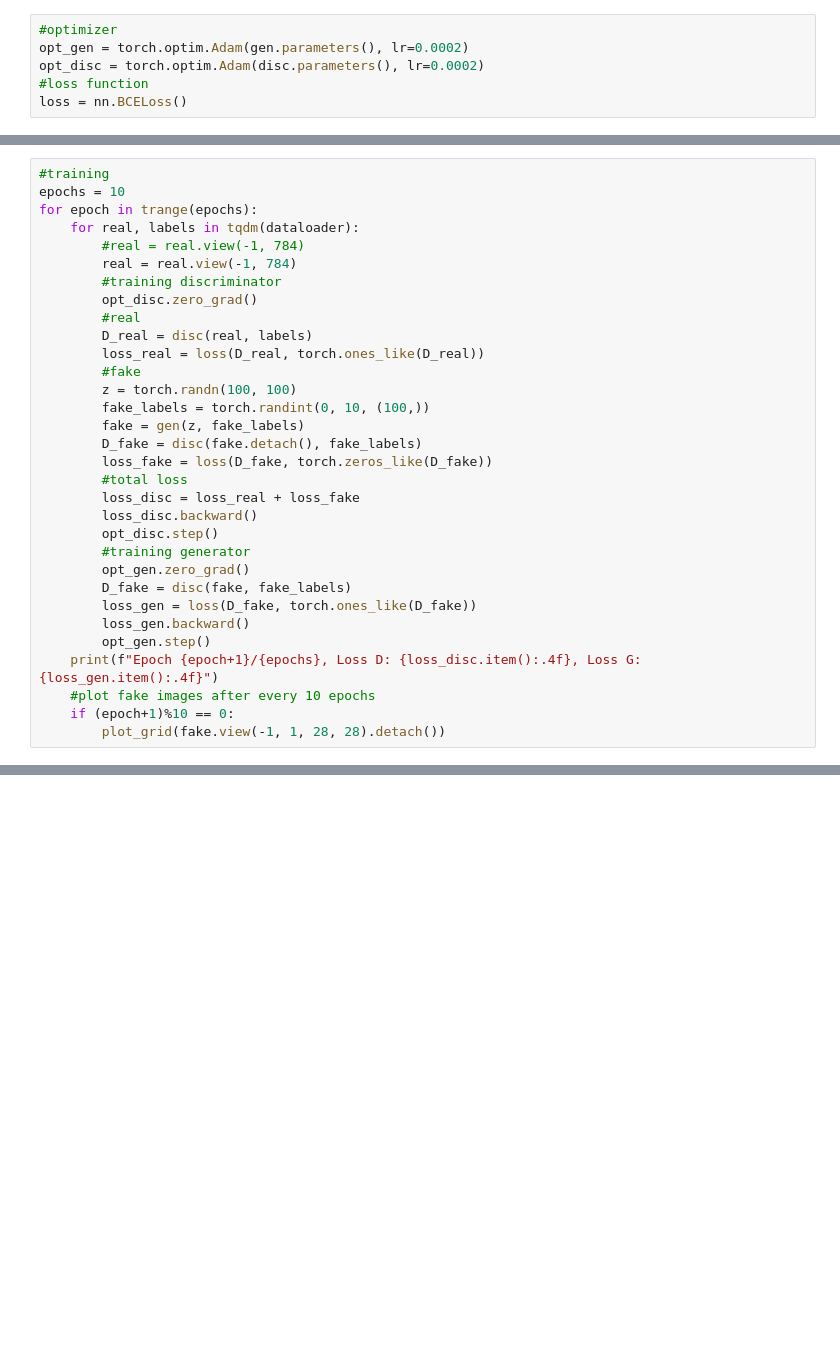
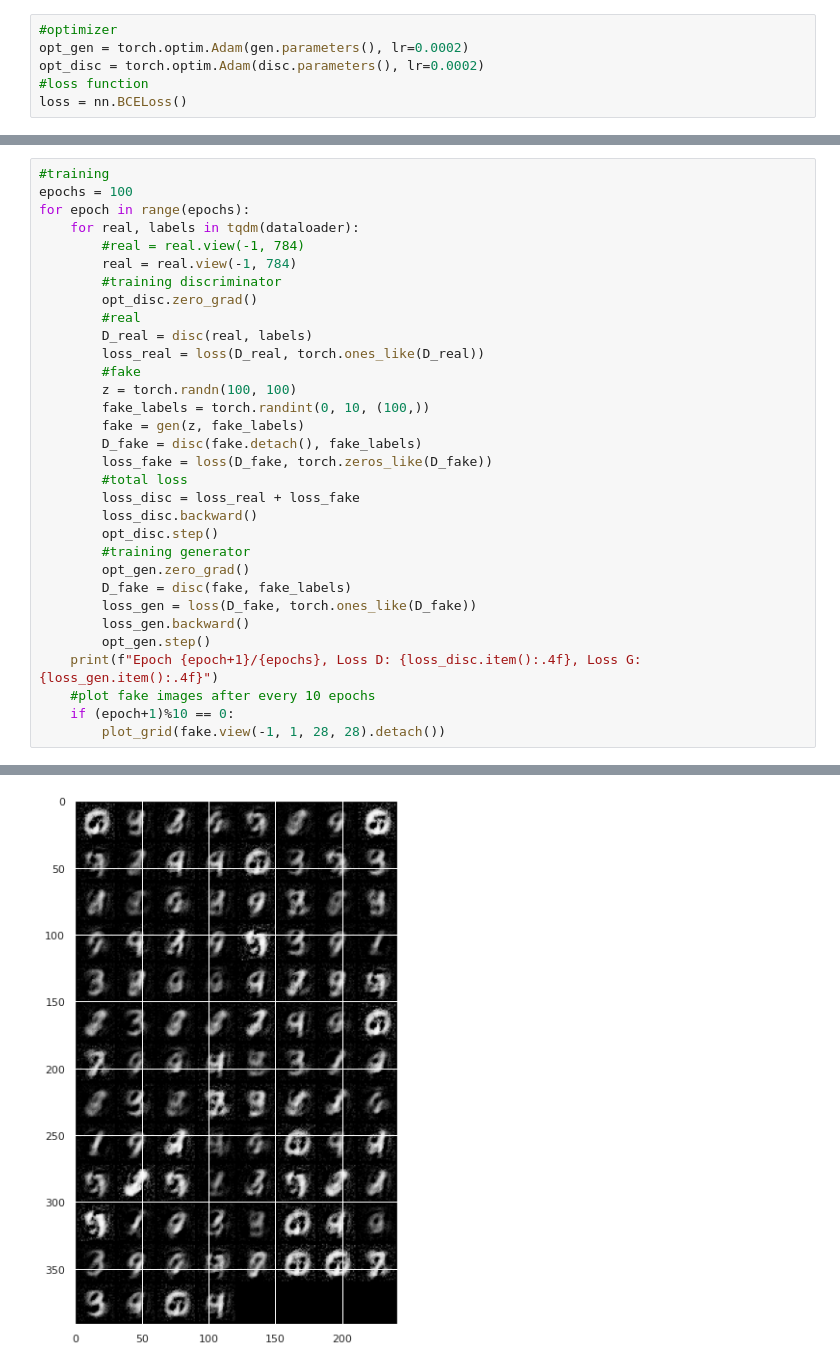
Before and after one commit to mijanr/Synthesis-Studio, a Jupyter notebook: cGAN_MNIST.ipynb, the cells around one changed output, grey strips where cells are left out. Cells and saved outputs as stored; diff of their text form; blank space fills up the shorter version.

Commit message:
trained for 100 epochs,

```diff
--- a/cGAN_MNIST.ipynb
+++ b/cGAN_MNIST.ipynb
@@ -100,7 +135,7 @@ for real, labels in dataloader:
 # %%
 #training
-epochs = 10
-for epoch in trange(epochs):
+epochs = 100
+for epoch in range(epochs):
     for real, labels in tqdm(dataloader):
         #real = real.view(-1, 784)
         real = real.view(-1, 784)
@@ -129,3 +164,4 @@ for epoch in trange(epochs):
     #plot fake images after every 10 epochs
     if (epoch+1)%10 == 0:
         plot_grid(fake.view(-1, 1, 28, 28).detach())
+# %% [output]
@@ -131,0 +179 @@ for epoch in trange(epochs):
+[figure, added]
```
Also changed, not shown: parts of 6 cells of this notebook.
